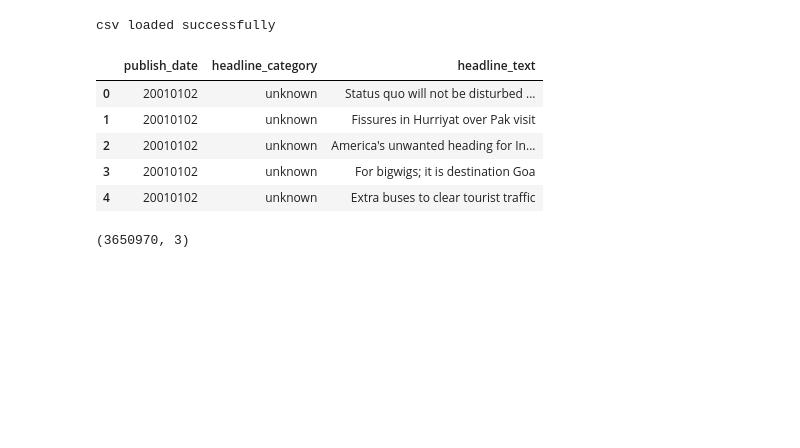
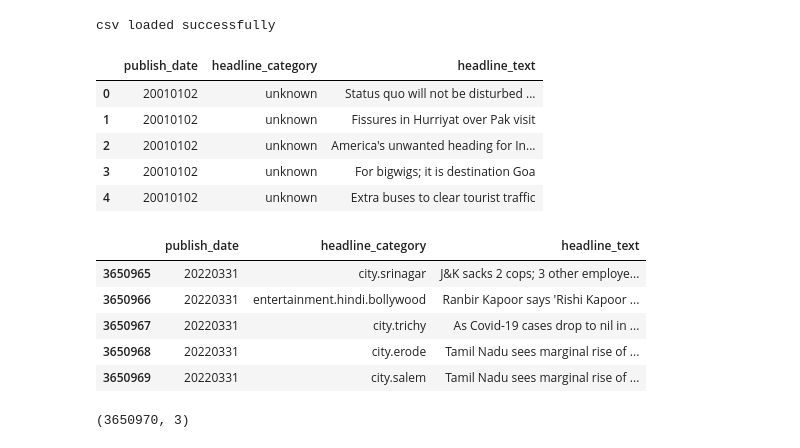
Before and after one commit to mahii6991/Kaggle_Projects, a Jupyter notebook: sentiment-analysis-for-stock-market.ipynb, the cells around one changed output. Cells and saved outputs as stored; diff of their text form; code cells hidden in the pictures; blank space fills up the shorter version.

```diff
--- a/sentiment-analysis-for-stock-market.ipynb
+++ b/sentiment-analysis-for-stock-market.ipynb
@@ -22,6 +22,15 @@ news1.head()
 | 2 | 20010102 | unknown | America's unwanted heading for In... |
 | 3 | 20010102 | unknown | For bigwigs; it is destination Goa |
 | 4 | 20010102 | unknown | Extra buses to clear tourist traffic |
+# %%
+news1.tail()
+# %% [output]
+|  | publish_date | headline_category | headline_text |
+| 3650965 | 20220331 | city.srinagar | J&K sacks 2 cops; 3 other employe... |
+| 3650966 | 20220331 | entertainment.hindi.bollywood | Ranbir Kapoor says 'Rishi Kapoor ... |
+| 3650967 | 20220331 | city.trichy | As Covid-19 cases drop to nil in ... |
+| 3650968 | 20220331 | city.erode | Tamil Nadu sees marginal rise of ... |
+| 3650969 | 20220331 | city.salem | Tamil Nadu sees marginal rise of ... |
 # %%
 news1.shape#finding the shape of the dataset
 # %% [output]
```
Also changed, not shown: parts of 21 cells of this notebook.
